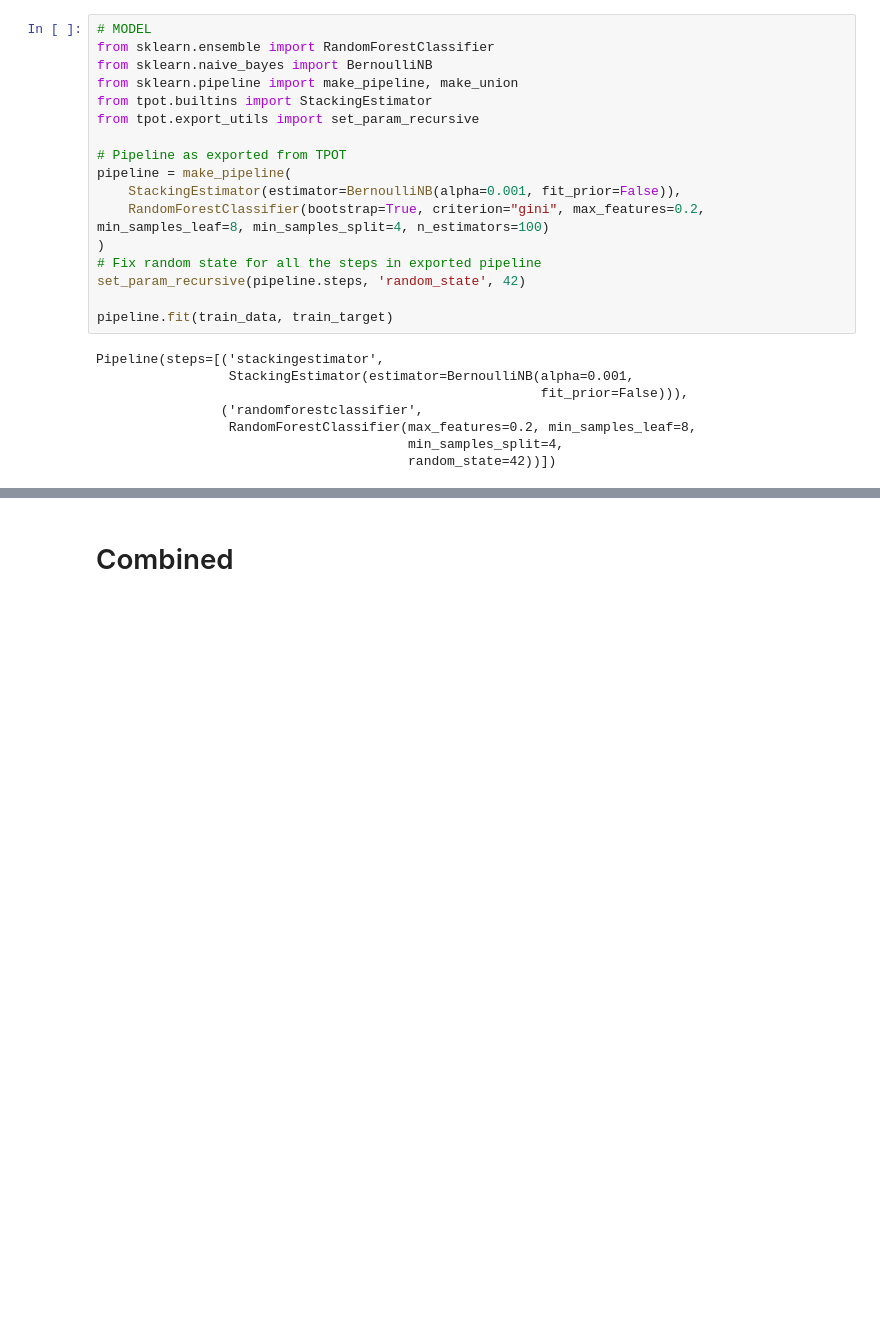
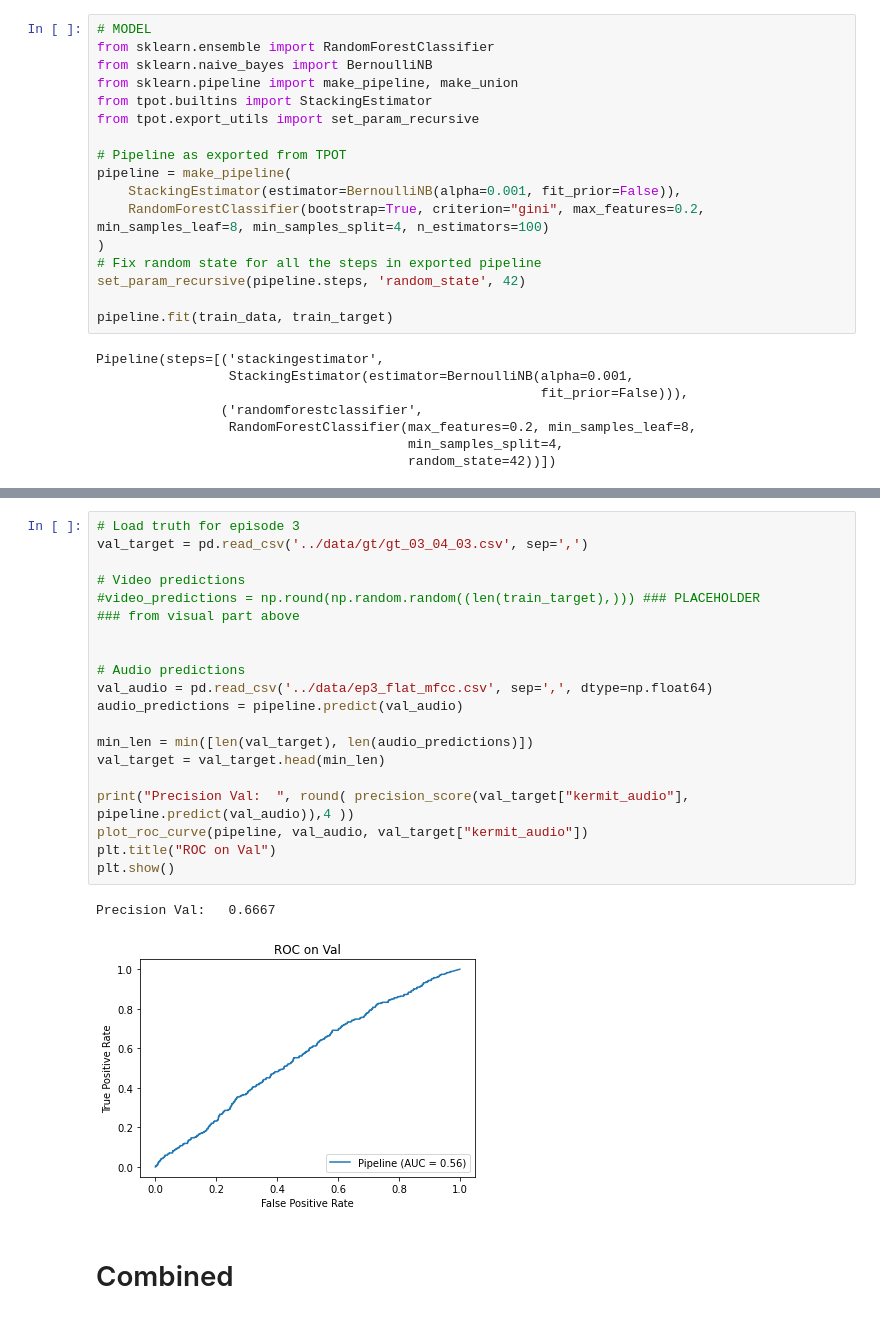
Before and after one commit to oStritze/similarity-modeling, a Jupyter notebook: src/evaluation.ipynb, the cells around one changed output, grey strips where cells are left out. Saved outputs shown, nothing was run; the diff lists cells and outputs as text; blank space fills up the shorter version.

```diff
--- a/src/evaluation.ipynb
+++ b/src/evaluation.ipynb
@@ -55,3 +135,26 @@ print(precision_score(test_target, pipeline.predict(test_data)))
+# %%
+# Load truth for episode 3
+val_target = pd.read_csv('../data/gt/gt_03_04_03.csv', sep=',')
+
+# Video predictions
+#video_predictions = np.round(np.random.random((len(train_target),))) ### PLACEHOLDER
+### from visual part above
+
+
+# Audio predictions
+val_audio = pd.read_csv('../data/ep3_flat_mfcc.csv', sep=',', dtype=np.float64)
+audio_predictions = pipeline.predict(val_audio)
+
+min_len = min([len(val_target), len(audio_predictions)])
+val_target = val_target.head(min_len)
+
+print("Precision Val:  ", round( precision_score(val_target["kermit_audio"], pipeline.predict(val_audio)),4 ))
+plot_roc_curve(pipeline, val_audio, val_target["kermit_audio"])
+plt.title("ROC on Val")
+plt.show()
+# %% [output]
+Precision Val:   0.6667
+[figure, added]
 # %% [markdown]
 # Combined
 # %%
```
Also changed, not shown: parts of 16 cells of this notebook, 3 other files.
